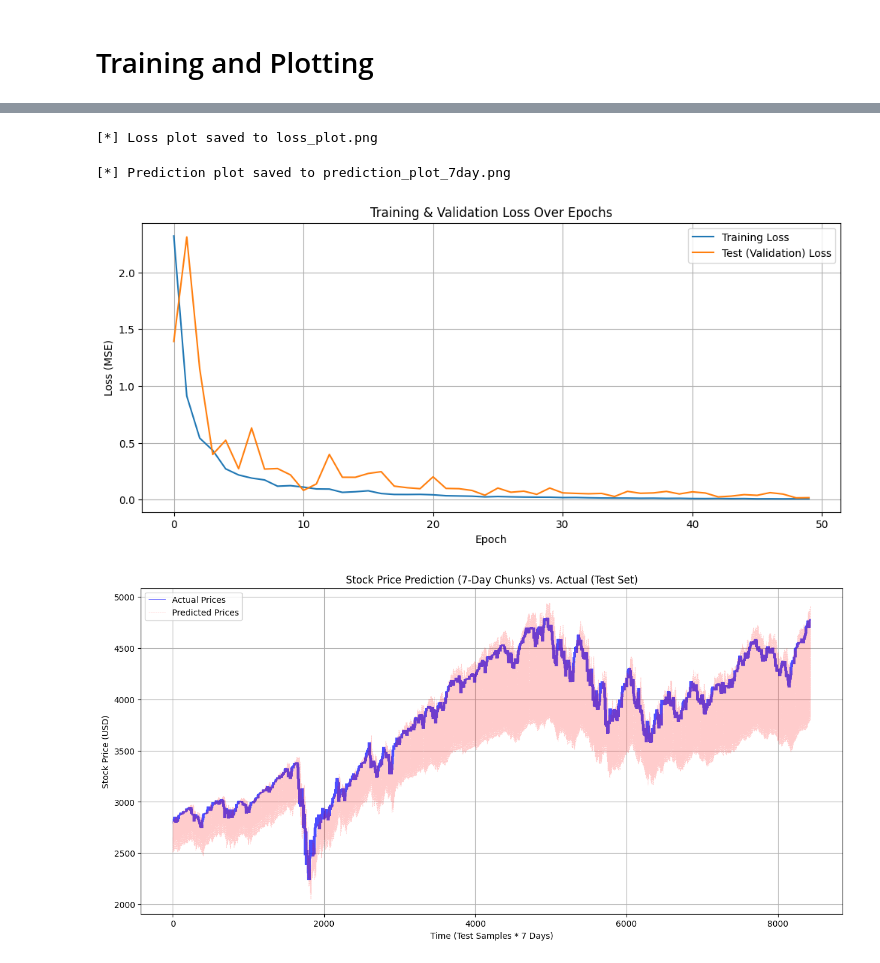
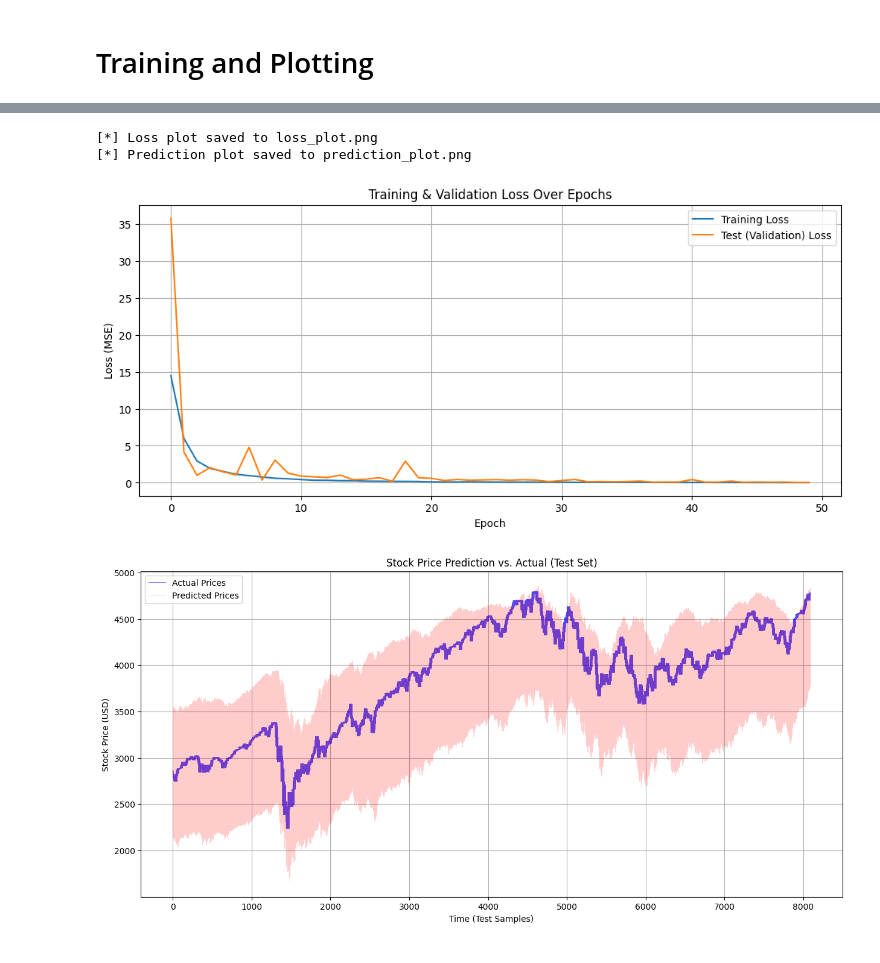
Before and after one commit to Sat-A/s5-jax, a Jupyter notebook: s5-Predictor.ipynb, the cells around one changed output, grey strips where cells are left out. Drawn from its saved outputs; the diff is of its cells as text; code cells hidden in the pictures.

Commit message:
Improving graphing and hyperparameter flexibility

```diff
--- a/s5-Predictor.ipynb
+++ b/s5-Predictor.ipynb
@@ -594,7 +594,7 @@ BATCH_SIZE: int = 64
 DROPOUT_RATE: float = 0.1
 LEARNING_RATE: float = 1e-3
 SEED = 0
-IN_SEQ_LENGTH: int = 14  # Your specified 7-day window
+IN_SEQ_LENGTH: int = 252  # One trading year of history
 OUT_SEQ_LENGTH: int = 7
 # %% [markdown]
 To keep things simple for this example, we will just be using a plain adam optimizer, but the results can be highly improved with extra techniques such as cosine annealing, learning rate schedules and weight decay.
@@ -877,38 +877,38 @@ for inputs, targets in testloader_for_plotting:
     all_actuals.append(targets.numpy())
 
 # --- MODIFIED: Concatenate and flatten ---
 
 # Concatenate batches to get [num_samples, 7]
 all_predictions = jnp.concatenate(all_predictions, axis=0)
 all_actuals = jnp.concatenate(all_actuals, axis=0)
 
 # Flatten to get [num_samples * 7]
 all_predictions_flat = all_predictions.flatten()
 all_actuals_flat = all_actuals.flatten()
 
 # 2. Inverse-transform
 # Reshape to [N, 1] for the scaler, then flatten back for plotting
 actual_prices = ds.scaler.inverse_transform(
     all_actuals_flat.reshape(-1, 1)
 ).flatten()
 predicted_prices = ds.scaler.inverse_transform(
     all_predictions_flat.reshape(-1, 1)
 ).flatten()
 
 # 3. Create the plot
 plt.figure(figsize=(15, 7))
 plt.plot(actual_prices, label='Actual Prices', color='blue', alpha=0.7, linewidth=0.5)
 # Plot predictions as a dashed line to see them clearly
-plt.plot(predicted_prices, label='Predicted Prices', color='red', linestyle='--', alpha = 0.2, linewidth=0.5)
-plt.title('Stock Price Prediction (7-Day Chunks) vs. Actual (Test Set)')
-plt.xlabel('Time (Test Samples * 7 Days)')
+plt.plot(predicted_prices, label='Predicted Prices', color='red', alpha = 0.2, linewidth=0.5)
+plt.title('Stock Price Prediction vs. Actual (Test Set)')
+plt.xlabel('Time (Test Samples)')
 plt.ylabel('Stock Price (USD)')
 plt.legend()
 plt.grid(True)
-plt.savefig('prediction_plot_7day.png')
-print("[*] Prediction plot saved to prediction_plot_7day.png")
+plt.savefig('prediction_plot.png')
+print("[*] Prediction plot saved to prediction_plot.png")
 # %% [output]
 [*] Loss plot saved to loss_plot.png
+[*] Prediction plot saved to prediction_plot.png
-[*] Prediction plot saved to prediction_plot_7day.png
-[figure, old version]
+[figure, new version]
-[figure, old version]
+[figure, new version]
```
Also changed, not shown: parts of 2 cells of this notebook.
